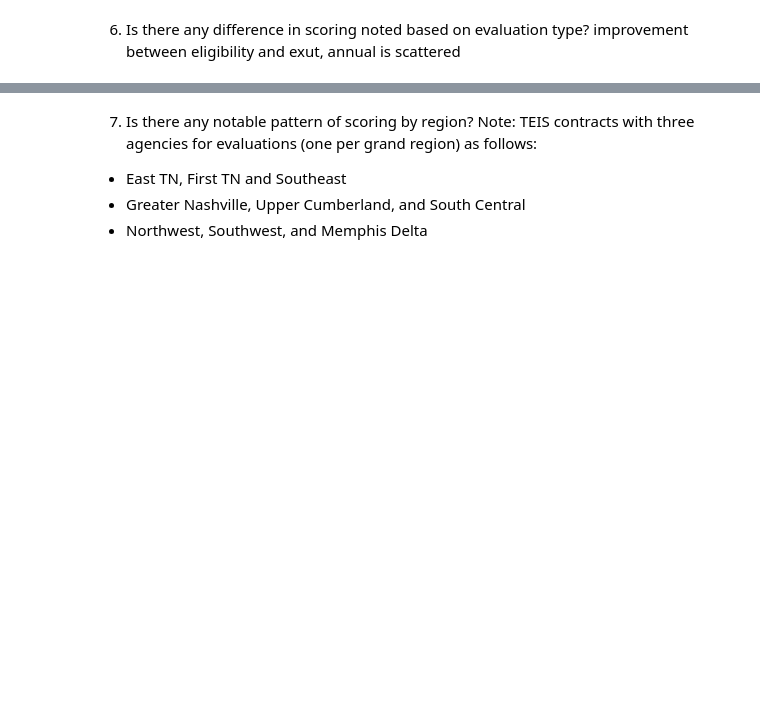
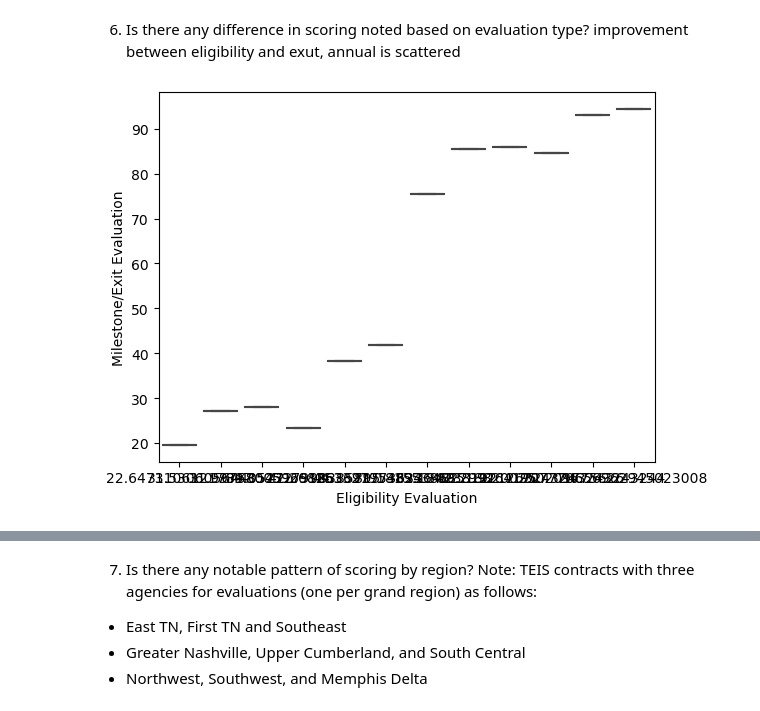
Before and after one commit to NSS-Full-Time-Data-Analytics-11/teis-project-tucker, a Jupyter notebook: take3.ipynb, the cells around one changed output, grey strips where cells are left out. Saved outputs shown, nothing was run; the diff lists cells and outputs as text; code cells hidden in the pictures; blank space fills up the shorter version.

```diff
--- a/take3.ipynb
+++ b/take3.ipynb
@@ -50,2 +116,7 @@ mean_scores_comparison_numeric
 # %% [markdown]
 6. Is there any difference in scoring noted based on evaluation type? improvement between eligibility and exut, annual is scattered
+# %%
+sns.boxplot(x=mean_scores_comparison_numeric["Eligibility Evaluation"], y=mean_scores_comparison_numeric["Milestone/Exit Evaluation"])
+plt.show()
+# %% [output]
+[figure, added]
```
Also changed, not shown: parts of 26 cells of this notebook.
